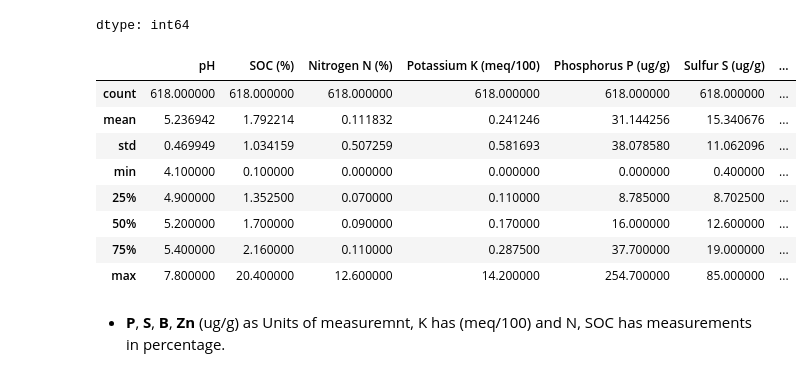
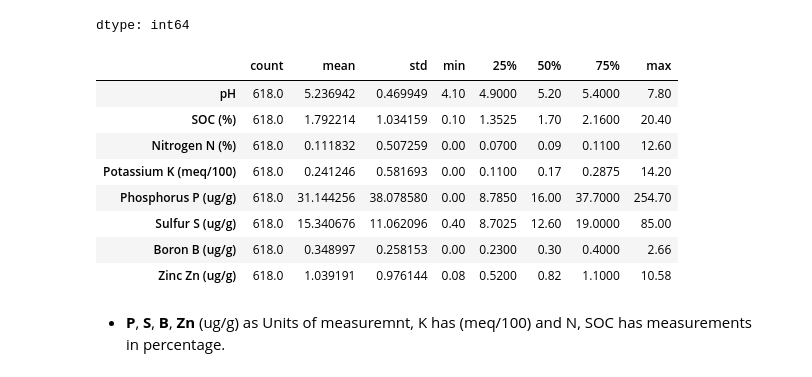
Before and after one commit to mm-mazhar/IPAGE-Soil-Nutrient-Prediction-for-Enhanced-Fertilizer-Recommendations, a Jupyter notebook: notebooks/task_1_data_collection_and_preprocessing/by-tasfiq/Ipage_soil_data_EDA.ipynb, the cells around one changed output. Drawn from its saved outputs; the diff is of its cells as text; code cells hidden in the pictures.

```diff
--- a/notebooks/task_1_data_collection_and_preprocessing/by-tasfiq/Ipage_soil_data_EDA.ipynb
+++ b/notebooks/task_1_data_collection_and_preprocessing/by-tasfiq/Ipage_soil_data_EDA.ipynb
@@ -74,17 +74,17 @@ df.isnull().sum()
 | Zinc Zn (ug/g) | 0 |
 dtype: int64
 # %%
-df.describe()
+df.describe().T
 # %% [output]
-|  | pH | SOC (%) | Nitrogen N (%) | Potassium K (meq/100) | Phosphorus P (ug/g) | Sulfur S (ug/g) | ... |
-| count | 618.000000 | 618.000000 | 618.000000 | 618.000000 | 618.000000 | 618.000000 | ... |
-| mean | 5.236942 | 1.792214 | 0.111832 | 0.241246 | 31.144256 | 15.340676 | ... |
-| std | 0.469949 | 1.034159 | 0.507259 | 0.581693 | 38.078580 | 11.062096 | ... |
-| min | 4.100000 | 0.100000 | 0.000000 | 0.000000 | 0.000000 | 0.400000 | ... |
-| 25% | 4.900000 | 1.352500 | 0.070000 | 0.110000 | 8.785000 | 8.702500 | ... |
-| 50% | 5.200000 | 1.700000 | 0.090000 | 0.170000 | 16.000000 | 12.600000 | ... |
-| 75% | 5.400000 | 2.160000 | 0.110000 | 0.287500 | 37.700000 | 19.000000 | ... |
-| max | 7.800000 | 20.400000 | 12.600000 | 14.200000 | 254.700000 | 85.000000 | ... |
+|  | count | mean | std | min | 25% | 50% | 75% | max |
+| pH | 618.0 | 5.236942 | 0.469949 | 4.10 | 4.9000 | 5.20 | 5.4000 | 7.80 |
+| SOC (%) | 618.0 | 1.792214 | 1.034159 | 0.10 | 1.3525 | 1.70 | 2.1600 | 20.40 |
+| Nitrogen N (%) | 618.0 | 0.111832 | 0.507259 | 0.00 | 0.0700 | 0.09 | 0.1100 | 12.60 |
+| Potassium K (meq/100) | 618.0 | 0.241246 | 0.581693 | 0.00 | 0.1100 | 0.17 | 0.2875 | 14.20 |
+| Phosphorus P (ug/g) | 618.0 | 31.144256 | 38.078580 | 0.00 | 8.7850 | 16.00 | 37.7000 | 254.70 |
+| Sulfur S (ug/g) | 618.0 | 15.340676 | 11.062096 | 0.40 | 8.7025 | 12.60 | 19.0000 | 85.00 |
+| Boron B (ug/g) | 618.0 | 0.348997 | 0.258153 | 0.00 | 0.2300 | 0.30 | 0.4000 | 2.66 |
+| Zinc Zn (ug/g) | 618.0 | 1.039191 | 0.976144 | 0.08 | 0.5200 | 0.82 | 1.1000 | 10.58 |
 # %% [markdown]
 * **P**, **S**, **B**, **Zn** (ug/g) as Units of measuremnt, K has (meq/100) and N, SOC has measurements in percentage.
 # %%
```
Also changed, not shown: parts of 45 cells of this notebook.
